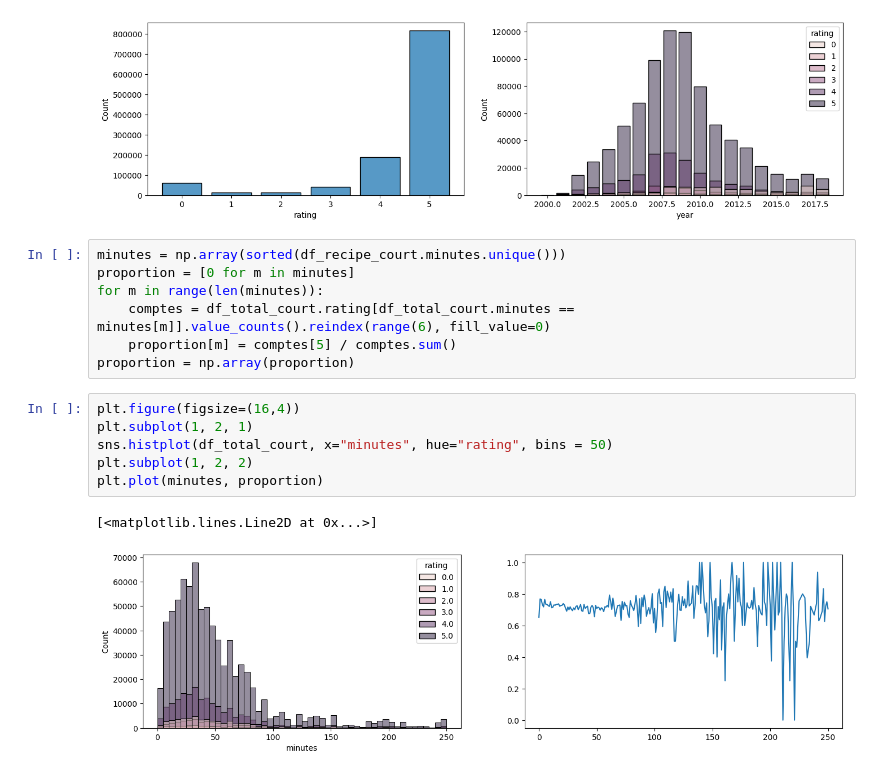
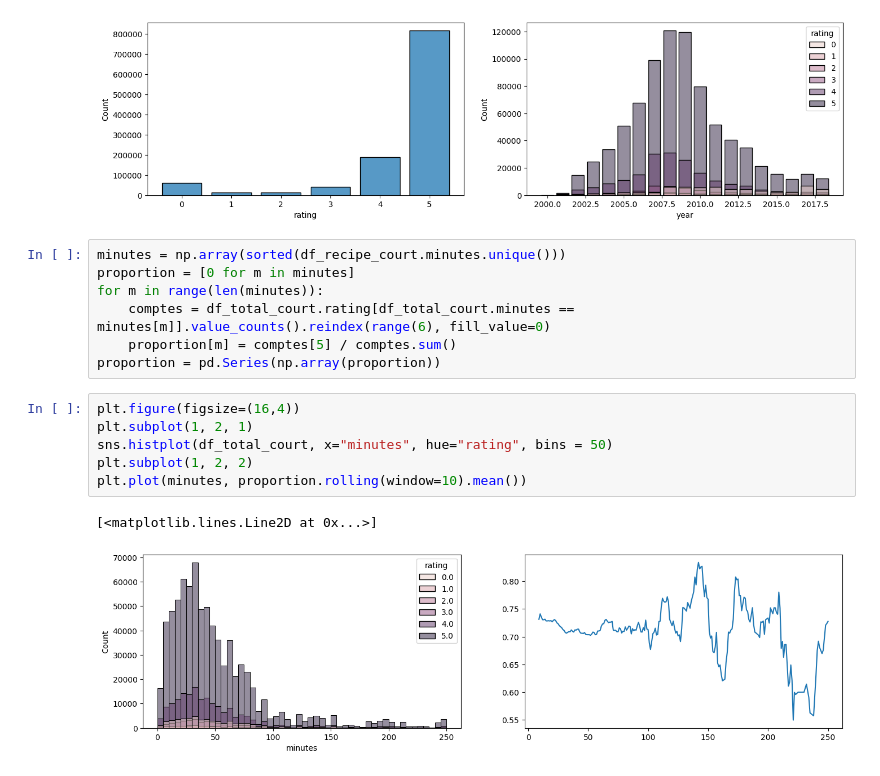
Before and after one commit to shanoether/kit_big_data_mangetamain, a Jupyter notebook: notebook/load_data.ipynb, the cells around one changed output. Drawn from its saved outputs; the diff is of its cells as text.

```diff
--- a/notebook/load_data.ipynb
+++ b/notebook/load_data.ipynb
@@ -60,13 +60,13 @@ proportion = [0 for m in minutes]
 for m in range(len(minutes)):
     comptes = df_total_court.rating[df_total_court.minutes == minutes[m]].value_counts().reindex(range(6), fill_value=0)
     proportion[m] = comptes[5] / comptes.sum()
-proportion = np.array(proportion)
+proportion = pd.Series(np.array(proportion))
 # %%
 plt.figure(figsize=(16,4))
 plt.subplot(1, 2, 1)
 sns.histplot(df_total_court, x="minutes", hue="rating", bins = 50)
 plt.subplot(1, 2, 2)
-plt.plot(minutes, proportion)
+plt.plot(minutes, proportion.rolling(window=10).mean())
 # %% [output]
 [<matplotlib.lines.Line2D at 0x...>]
-[figure, old version]
+[figure, new version]
```
Also changed, not shown: 2 other files.
